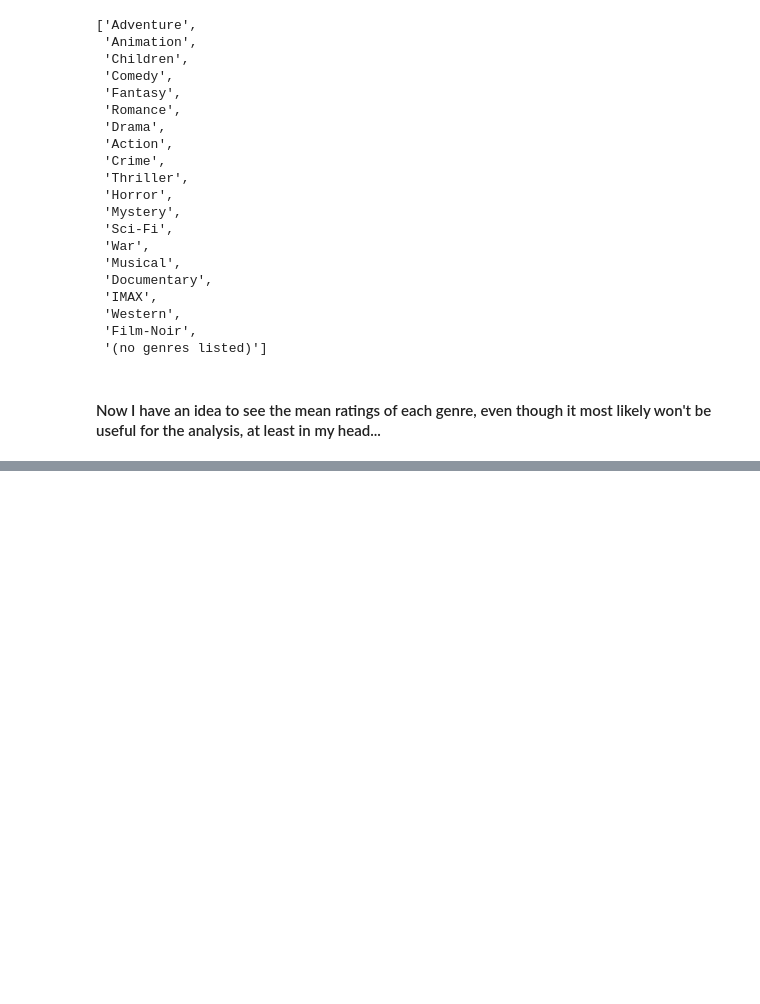
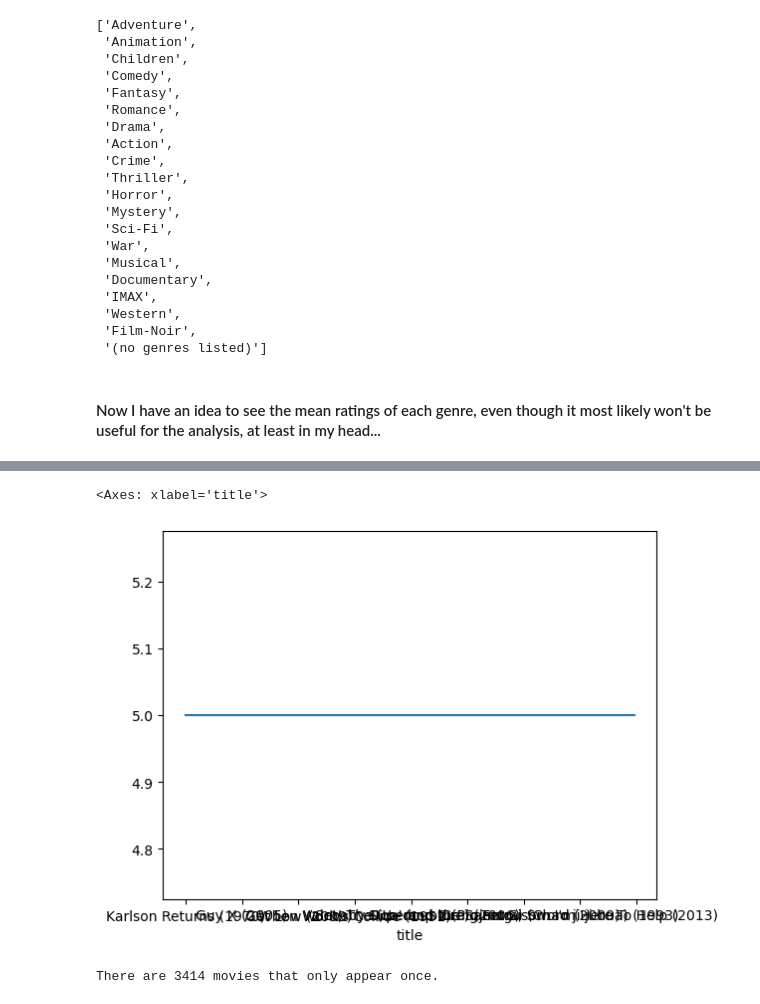
Before and after one commit to sangwon224/Movie_Recommendation_System_Project, a Jupyter notebook: Movie_Recommendation_System_Project.ipynb, the cells around one changed output, grey strips where cells are left out. Cells and saved outputs as stored; diff of their text form; code cells hidden in the pictures; blank space fills up the shorter version.

```diff
--- a/Movie_Recommendation_System_Project.ipynb
+++ b/Movie_Recommendation_System_Project.ipynb
@@ -199,0 +396,18 @@ The genre_combos variable is a list of <class 'str'> based off the movies in the
+# %%
+# Looking at this, there are A LOT of numbers rated an average of 5
+# because they were rated only once and given a 5
+
+genre_ratings.groupby('title')['rating'].mean().sort_values(ascending=False).head(200).plot()
+# %% [output]
+<Axes: xlabel='title'>
+[figure, added]
+# %%
+# Looking to find just how many movies are rated once
+
+# First, creating a variable that has all of the movies
+least_pop = genre_ratings.drop_duplicates('title', keep=False)
+
+# Now, looking at all the movies that only appear ONCE
+print("There are", len(least_pop), "movies that only appear once.")
+# %% [output]
+There are 3414 movies that only appear once.
```
Also changed, not shown: parts of 23 cells of this notebook.
